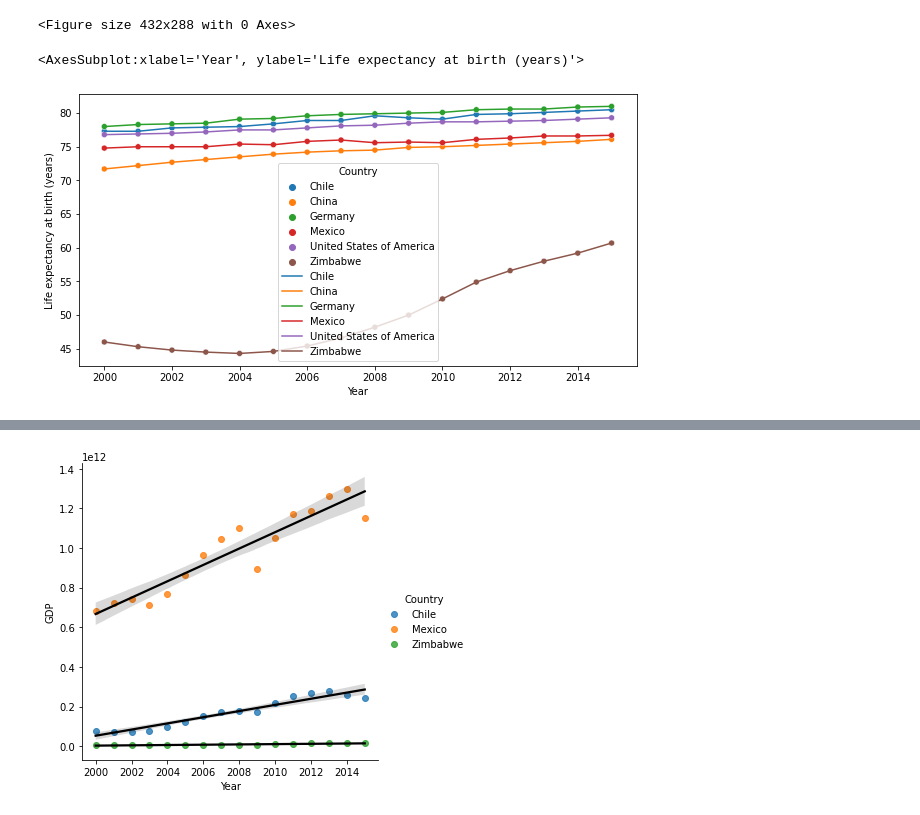
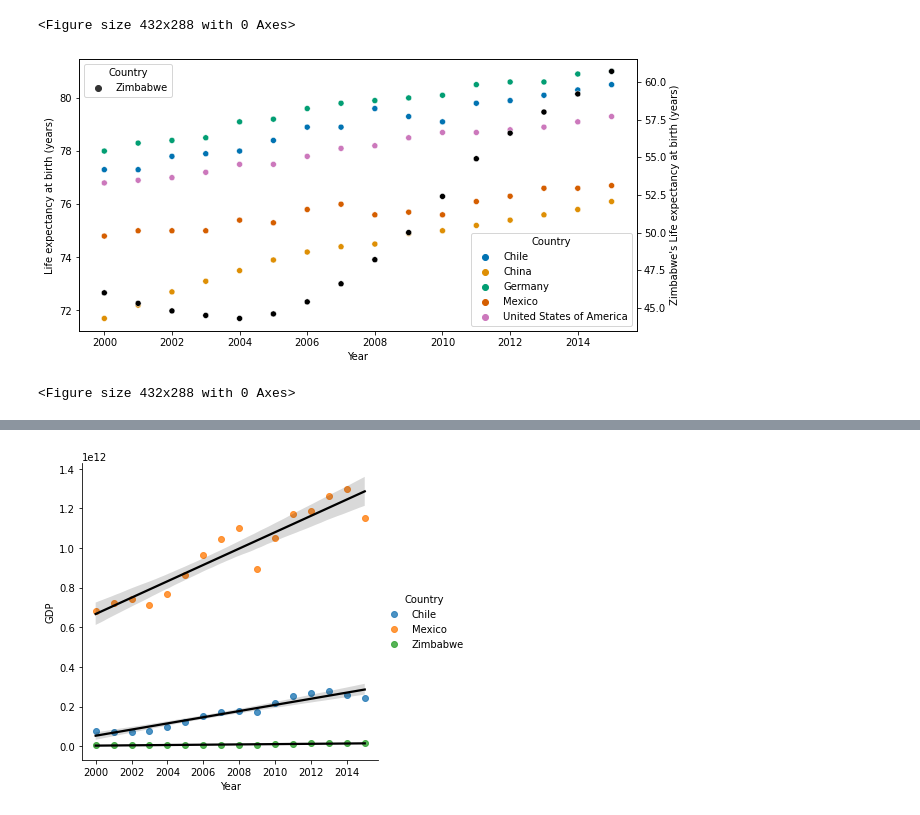
Before and after one commit to egecalay/Life-Expectancy-and-GDP, a Jupyter notebook: life_expectancy_gdp.ipynb, the cells around one changed output, grey strips where cells are left out. Saved outputs shown, nothing was run; the diff lists cells and outputs as text; code cells hidden in the pictures.

Commit message:
plot on secondary y-axis

```diff
--- a/life_expectancy_gdp.ipynb
+++ b/life_expectancy_gdp.ipynb
@@ -27,6 +27,8 @@ print('\n')
 #Print out unique values
 print(df['Country'].value_counts())
 a=df['Country'].value_counts()
+df_minus_Zimbabwe=df[df.Country != 'Zimbabwe']
+df_Zimbabwe=df[df.Country == 'Zimbabwe']
 # %% [output]
 Index(['Country', 'Year', 'Life expectancy at birth (years)', 'GDP'], dtype='object')
 
@@ -74,14 +76,24 @@ plt.clf()
 [figure]
 [figure]
 <Figure size 432x288 with 0 Axes>
-# %%
-#Show the life expectancy at birth in a time series plot for each country
-plt.figure(figsize=(10,5))
-sns.scatterplot(x=df.Year, y=df['Life expectancy at birth (years)'], hue=df.Country)
-sns.lineplot(x=df.Year, y=df['Life expectancy at birth (years)'], hue=df.Country)
-# %% [output]
-<AxesSubplot:xlabel='Year', ylabel='Life expectancy at birth (years)'>
-[figure, removed]
+# %%
+#Show the life expectancy at birth in a time series plot for each country
+from turtle import color
+
+plt.figure(figsize=(10,5))
+ax=sns.scatterplot(x='Year', y='Life expectancy at birth (years)',data=df_minus_Zimbabwe, hue='Country',palette='colorblind')
+ax2=ax.twinx()
+sns.scatterplot(x='Year', y='Life expectancy at birth (years)',data=df_Zimbabwe, ax=ax2, style='Country', marker='s',color='#000000') #color='black' #Use this if palette does not work
+plt.ylabel("Zimbabwe's Life expectancy at birth (years)")
+#plt.legend(loc='upper left')
+#ax3=plt.scatter(x=df_Zimbabwe.Year, y=df_Zimbabwe['Life expectancy at birth (years)'],c='black')
+#plt.legend(loc='upper left') #This does not work for some reason, must be because it does not get applied to an error bar
+#sns.lineplot(x='Year', y='Life expectancy at birth (years)',data=df, hue='Country')
+plt.show()
+plt.clf()
+# %% [output]
+[figure, added]
+<Figure size 432x288 with 0 Axes>
 # %%
 #Second attempt
 #This kinda looks out of whack bc of Zimbabwe skewing the rest of the data, lol, wish I could plot that on the secondary y-axis
```
Also changed, not shown: parts of 1 cell of this notebook.
